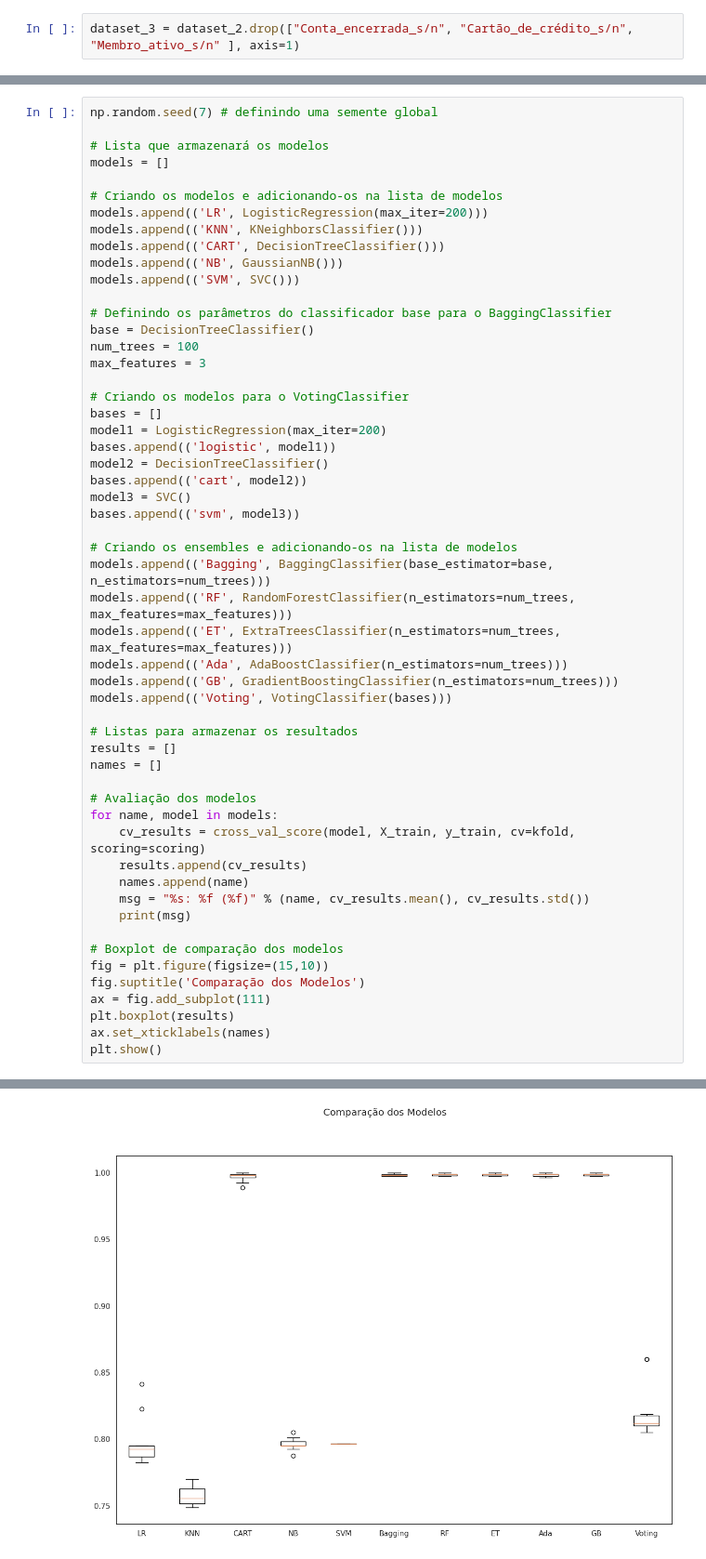
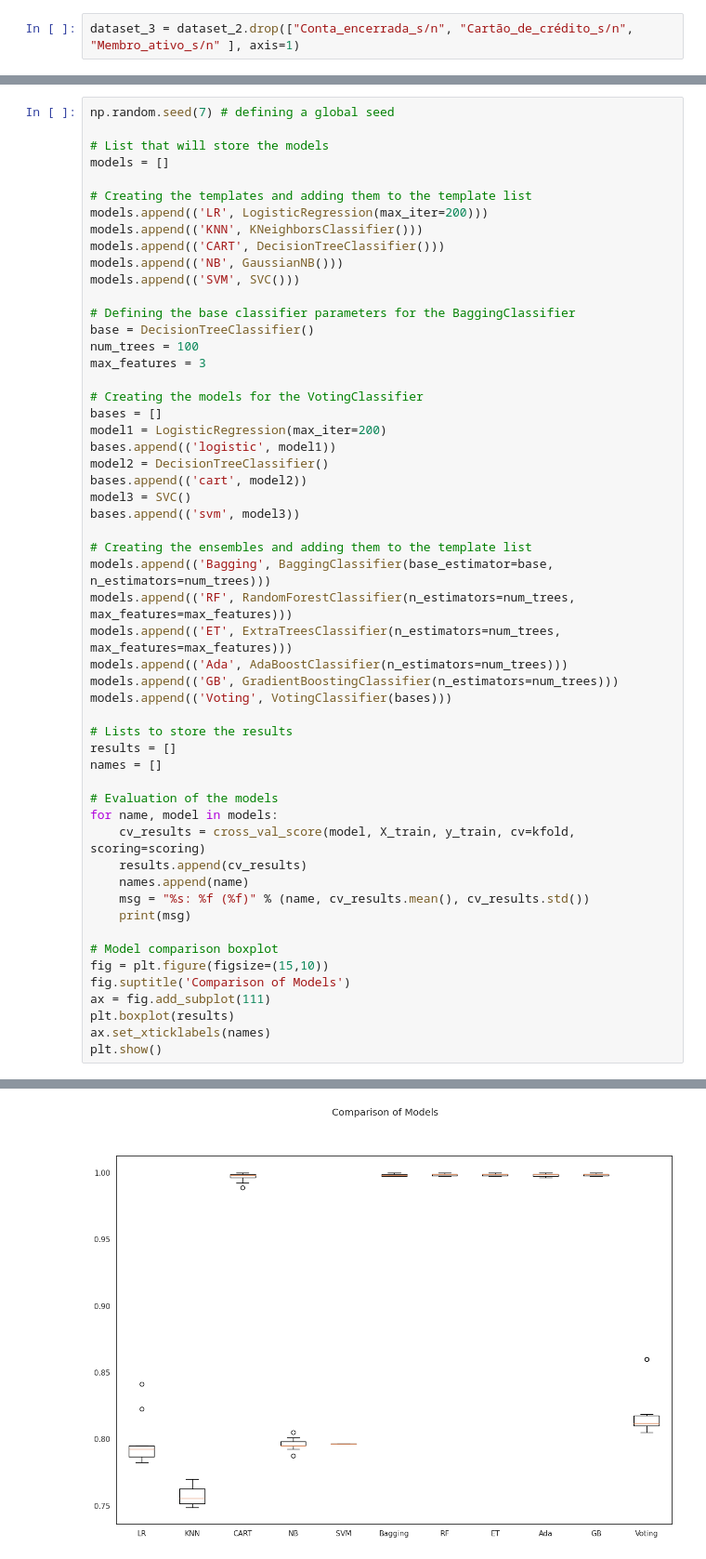
Before and after one commit to higordevellard/Customer_churn_in_a_bank, a Jupyter notebook: machine_learning_customer_churn.ipynb, the cells around one changed output, grey strips where cells are left out. Shown at 93% size. Drawn from its saved outputs; the diff is of its cells as text.

```diff
--- a/machine_learning_customer_churn.ipynb
+++ b/machine_learning_customer_churn.ipynb
@@ -427,22 +418,22 @@ Criação e avaliação de modelos: linha base
 # %%
-np.random.seed(7) # definindo uma semente global
+np.random.seed(7) # defining a global seed
 
-# Lista que armazenará os modelos
+# List that will store the models
 models = []
 
-# Criando os modelos e adicionando-os na lista de modelos
+# Creating the templates and adding them to the template list
 models.append(('LR', LogisticRegression(max_iter=200)))
 models.append(('KNN', KNeighborsClassifier()))
 models.append(('CART', DecisionTreeClassifier()))
 models.append(('NB', GaussianNB()))
 models.append(('SVM', SVC()))
 
-# Definindo os parâmetros do classificador base para o BaggingClassifier
+# Defining the base classifier parameters for the BaggingClassifier
 base = DecisionTreeClassifier()
 num_trees = 100
 max_features = 3
 
-# Criando os modelos para o VotingClassifier
+# Creating the models for the VotingClassifier
 bases = []
 model1 = LogisticRegression(max_iter=200)
 bases.append(('logistic', model1))
@@ -451,7 +442,7 @@ bases.append(('cart', model2))
 model3 = SVC()
 bases.append(('svm', model3))
 
-# Criando os ensembles e adicionando-os na lista de modelos
+# Creating the ensembles and adding them to the template list
 models.append(('Bagging', BaggingClassifier(base_estimator=base, n_estimators=num_trees)))
 models.append(('RF', RandomForestClassifier(n_estimators=num_trees, max_features=max_features)))
 models.append(('ET', ExtraTreesClassifier(n_estimators=num_trees, max_features=max_features)))
@@ -459,35 +450,35 @@ models.append(('Ada', AdaBoostClassifier(n_estimators=num_trees)))
 models.append(('GB', GradientBoostingClassifier(n_estimators=num_trees)))
 models.append(('Voting', VotingClassifier(bases)))
 
-# Listas para armazenar os resultados
+# Lists to store the results
 results = []
 names = []
 
-# Avaliação dos modelos
+# Evaluation of the models
 for name, model in models:
     cv_results = cross_val_score(model, X_train, y_train, cv=kfold, scoring=scoring)
     results.append(cv_results)
     names.append(name)
     msg = "%s: %f (%f)" % (name, cv_results.mean(), cv_results.std())
     print(msg)
 
-# Boxplot de comparação dos modelos
+# Model comparison boxplot
 fig = plt.figure(figsize=(15,10))
-fig.suptitle('Comparação dos Modelos')
+fig.suptitle('Comparison of Models')
 ax = fig.add_subplot(111)
 plt.boxplot(results)
 ax.set_xticklabels(names)
 plt.show()
 # %% [output]
 LR: 0.798250 (0.017750)
 KNN: 0.757250 (0.006842)
 CART: 0.996750 (0.003410)
 NB: 0.796125 (0.004523)
 SVM: 0.796250 (0.000000)
 Bagging: 0.998375 (0.000976)
 RF: 0.998625 (0.000875)
 ET: 0.998500 (0.000750)
 Ada: 0.998375 (0.001125)
 GB: 0.998500 (0.000750)
 Voting: 0.821000 (0.019786)
-[figure, old version]
+[figure, new version]
```
Also changed, not shown: parts of 55 cells of this notebook.
